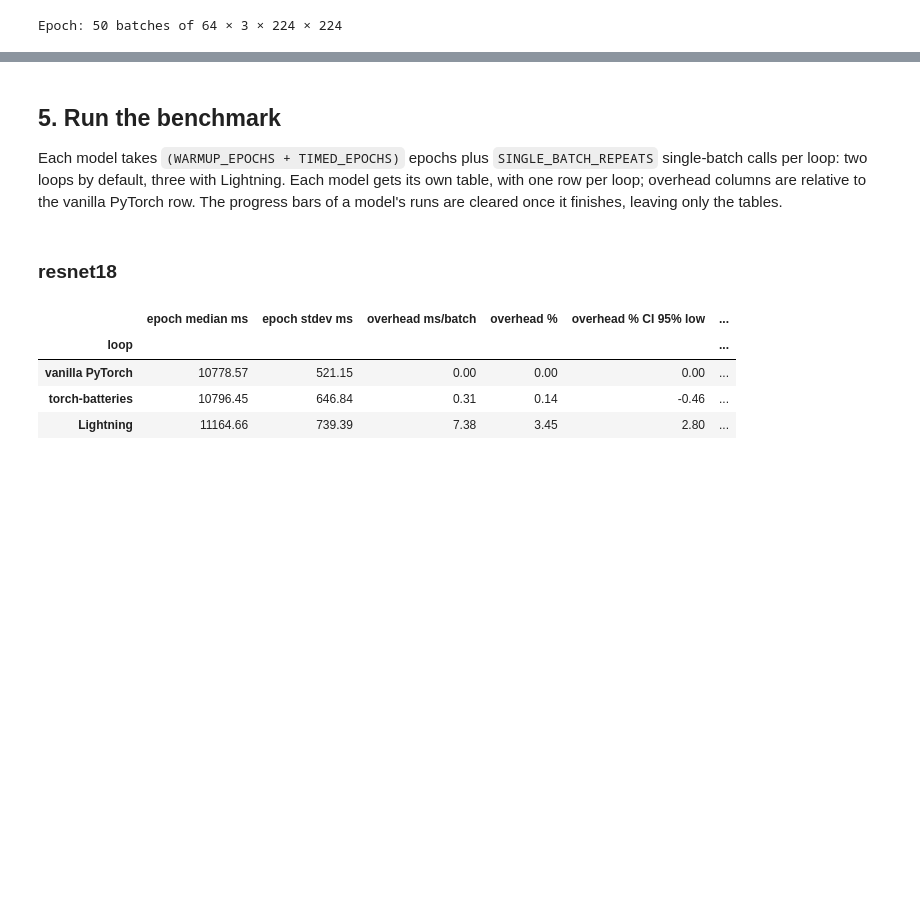
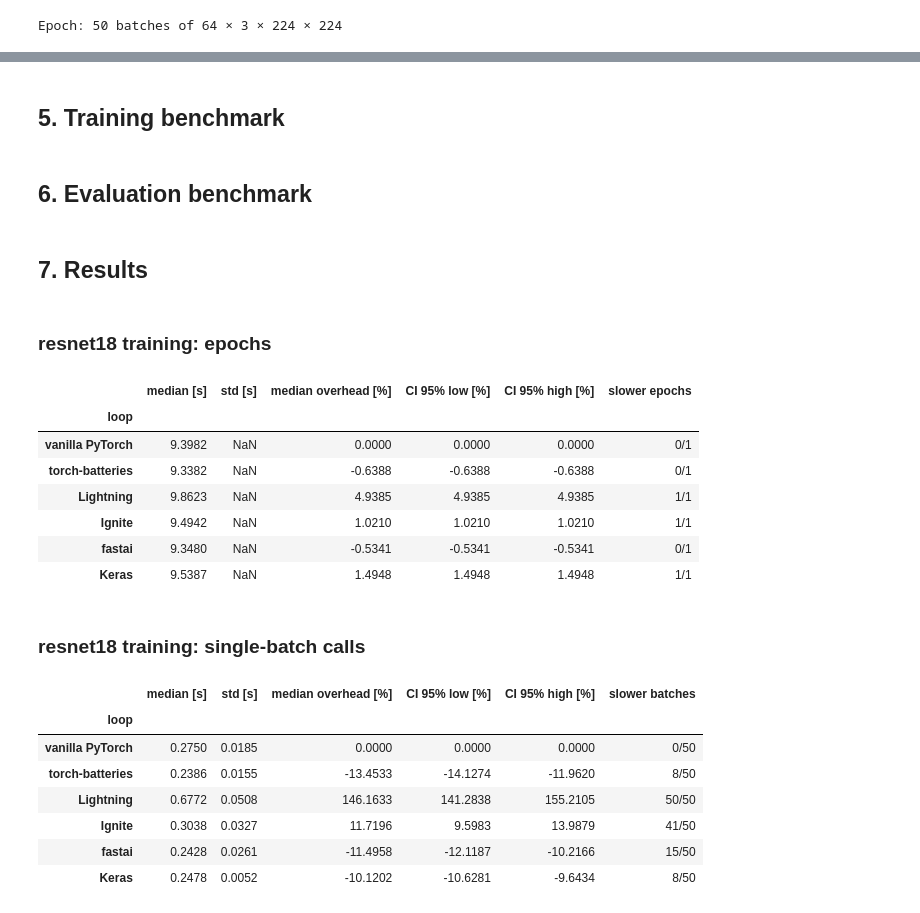
Before and after one commit to michalszc/torch-batteries, a Jupyter notebook: notebooks/overhead_over_vanilla_pytorch.ipynb, the cells around one changed output, grey strips where cells are left out. Cells and saved outputs as stored; diff of their text form; code cells hidden in the pictures; blank space fills up the shorter version.

```diff
--- a/notebooks/overhead_over_vanilla_pytorch.ipynb
+++ b/notebooks/overhead_over_vanilla_pytorch.ipynb
@@ -370,25 +687,13 @@ def summarize(epoch_samples, single_samples):
         }
     return pd.DataFrame.from_dict(rows, orient="index").rename_axis("loop")
 # %% [markdown]
-## 5. Run the benchmark
-
-Each model takes `(WARMUP_EPOCHS + TIMED_EPOCHS)` epochs plus `SINGLE_BATCH_REPEATS` single-batch calls per loop: two loops by default, three with Lightning. Each model gets its own table, with one row per loop; overhead columns are relative to the vanilla PyTorch row. The progress bars of a model's runs are cleared once it finishes, leaving only the tables.
+## 5. Training benchmark
 # %%
-results = {}
-epoch_samples_by_model = {}
+samples = {}
 for model_name in MODEL_NAMES:
-    epoch_samples, single_samples = benchmark(model_name)
-    if DEVICE.type == "cuda":
-        torch.cuda.empty_cache()
-    epoch_samples_by_model[model_name] = epoch_samples
-    results[model_name] = summarize(epoch_samples, single_samples)
-    clear_output(wait=True)
-    for name, table in results.items():
-        display(Markdown(f"### {name}"), table.round(2))
+    for kind, kind_samples in benchmark(
+        model_name, "training", make_training_runs, epoch_loader, single_batch_loader
+    ).items():
+        samples[model_name, "training", kind] = kind_samples
-# %% [output]
-### resnet18
-|  | epoch median ms | epoch stdev ms | overhead ms/batch | overhead % | overhead % CI 95% low | ... |
-| loop |  |  |  |  |  | ... |
-| vanilla PyTorch | 10778.57 | 521.15 | 0.00 | 0.00 | 0.00 | ... |
-| torch-batteries | 10796.45 | 646.84 | 0.31 | 0.14 | -0.46 | ... |
-| Lightning | 11164.66 | 739.39 | 7.38 | 3.45 | 2.80 | ... |
+# %% [markdown]
+## 6. Evaluation benchmark
@@ -395 +711,30 @@ for model_name in MODEL_NAMES:
+# %% [markdown]
+## 7. Results
+# %%
+slower_labels = {"epochs": "slower epochs", "single-batch calls": "slower batches"}
+results = {
+    key: summarize(kind_samples, slower_labels[key[2]])
+    for key, kind_samples in samples.items()
+}
+for (model_name, mode, kind), table in results.items():
+    display(Markdown(f"### {model_name} {mode}: {kind}"), table.round(4))
+# %% [output]
+### resnet18 training: epochs
+|  | median [s] | std [s] | median overhead [%] | CI 95% low [%] | CI 95% high [%] | slower epochs |
+| loop |  |  |  |  |  |  |
+| vanilla PyTorch | 9.3982 | NaN | 0.0000 | 0.0000 | 0.0000 | 0/1 |
+| torch-batteries | 9.3382 | NaN | -0.6388 | -0.6388 | -0.6388 | 0/1 |
+| Lightning | 9.8623 | NaN | 4.9385 | 4.9385 | 4.9385 | 1/1 |
+| Ignite | 9.4942 | NaN | 1.0210 | 1.0210 | 1.0210 | 1/1 |
+| fastai | 9.3480 | NaN | -0.5341 | -0.5341 | -0.5341 | 0/1 |
+| Keras | 9.5387 | NaN | 1.4948 | 1.4948 | 1.4948 | 1/1 |
+### resnet18 training: single-batch calls
+|  | median [s] | std [s] | median overhead [%] | CI 95% low [%] | CI 95% high [%] | slower batches |
+| loop |  |  |  |  |  |  |
+| vanilla PyTorch | 0.2750 | 0.0185 | 0.0000 | 0.0000 | 0.0000 | 0/50 |
+| torch-batteries | 0.2386 | 0.0155 | -13.4533 | -14.1274 | -11.9620 | 8/50 |
+| Lightning | 0.6772 | 0.0508 | 146.1633 | 141.2838 | 155.2105 | 50/50 |
+| Ignite | 0.3038 | 0.0327 | 11.7196 | 9.5983 | 13.9879 | 41/50 |
+| fastai | 0.2428 | 0.0261 | -11.4958 | -12.1187 | -10.2166 | 15/50 |
+| Keras | 0.2478 | 0.0052 | -10.1202 | -10.6281 | -9.6434 | 8/50 |
 # %% [markdown]
```
Also changed, not shown: parts of 23 cells of this notebook, 2 other files.
